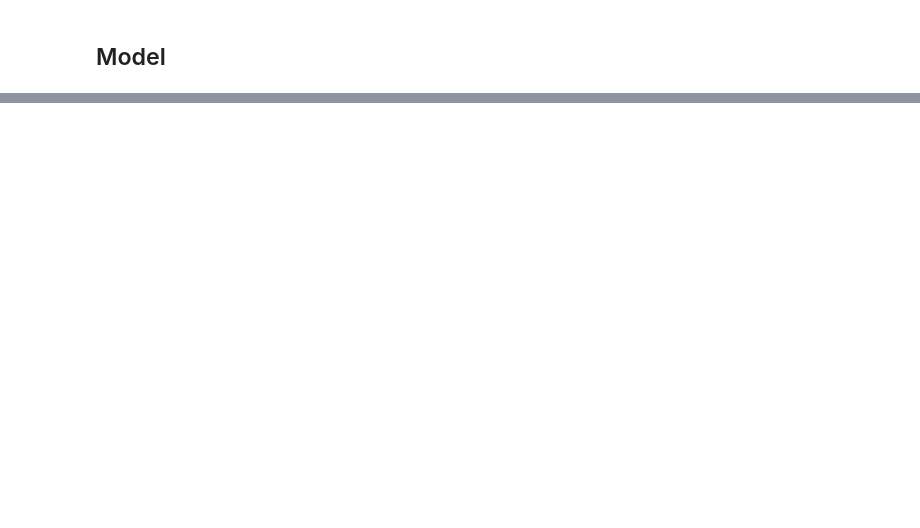
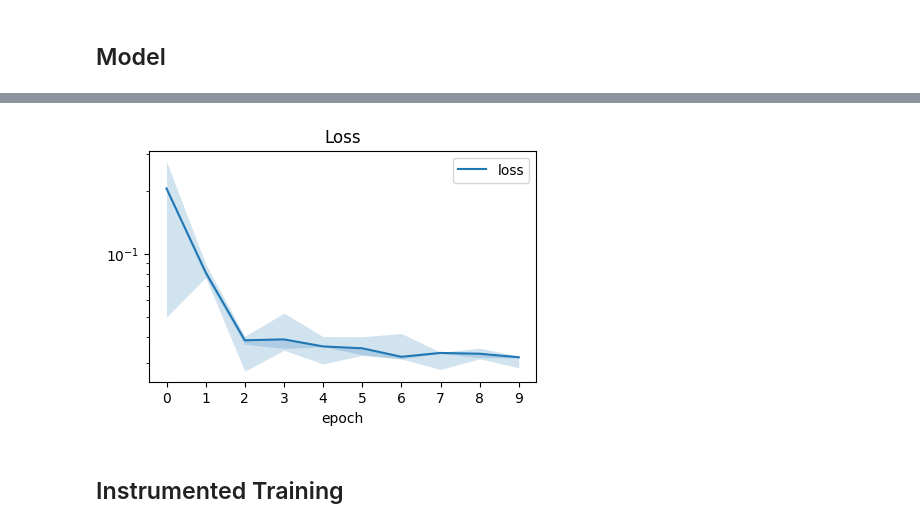
Before and after one commit to malcolmlett/training-instrumentation-toolkit, a Jupyter notebook: doc/blog-202503/gradient-collapse.ipynb, the cells around one changed output, grey strips where cells are left out. Saved outputs shown, nothing was run; the diff lists cells and outputs as text; code cells hidden in the pictures; blank space fills up the shorter version.

Commit message:
First version of model. 50-60% dead rate, but not dramatic

```diff
--- a/doc/blog-202503/gradient-collapse.ipynb
+++ b/doc/blog-202503/gradient-collapse.ipynb
@@ -188,0 +288,9 @@ Total batches: 1563
+# %%
+model = basic_conv_model()
+model.compile(
+    optimizer=tf.keras.optimizers.Adam(learning_rate=1e-3),
+    loss='mean_squared_error',
+    metrics=[]
+)
+dataset = prepared_dataset().take(100).batch(32).prefetch(tf.data.AUTOTUNE)
+history = tinstr.fit(model, dataset, epochs=10, callbacks=[tinstr.HistoryStats()])
@@ -188,0 +318,6 @@ Total batches: 1563
+# %%
+tinstr.plot_train_history(history)
+# %% [output]
+[figure, added]
+# %% [markdown]
+## Instrumented Training
```
Also changed, not shown: parts of 12 cells of this notebook.
